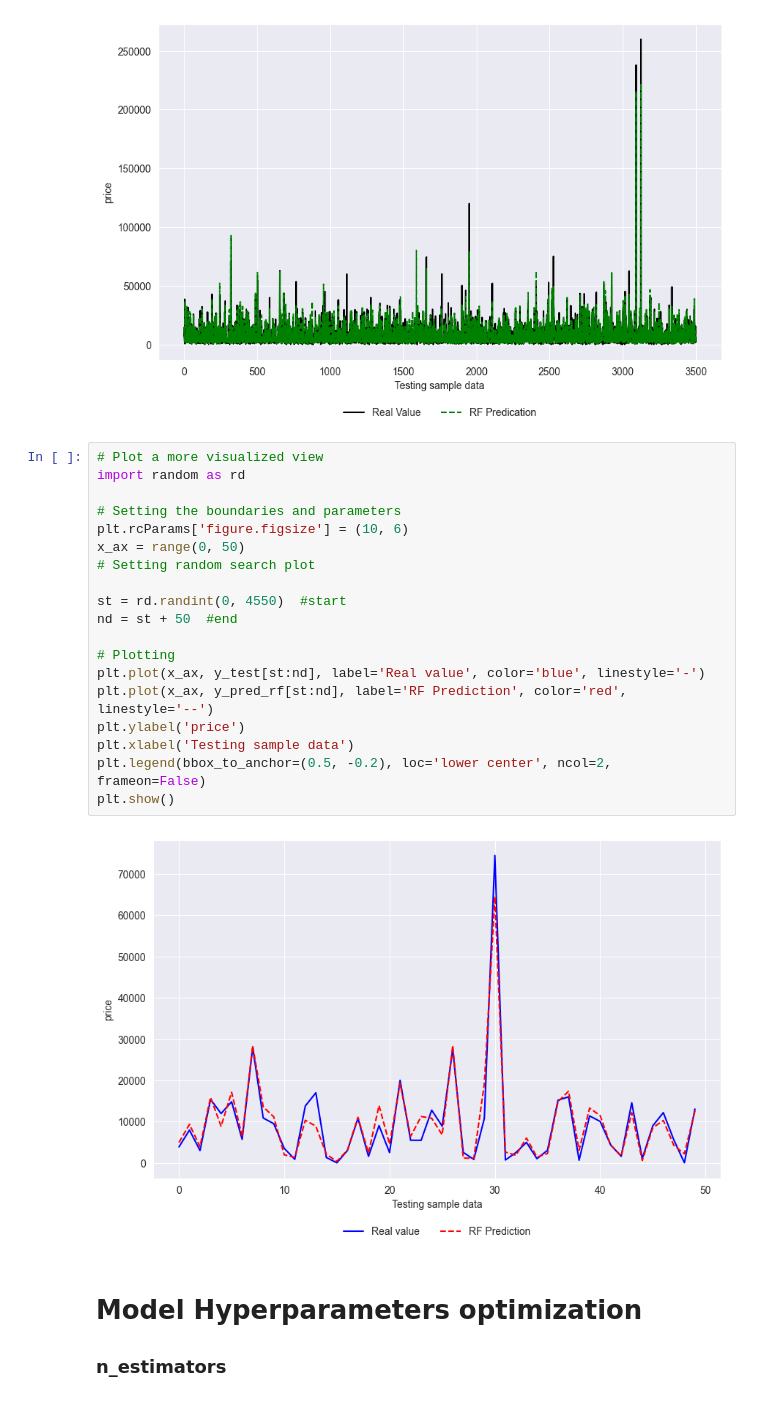
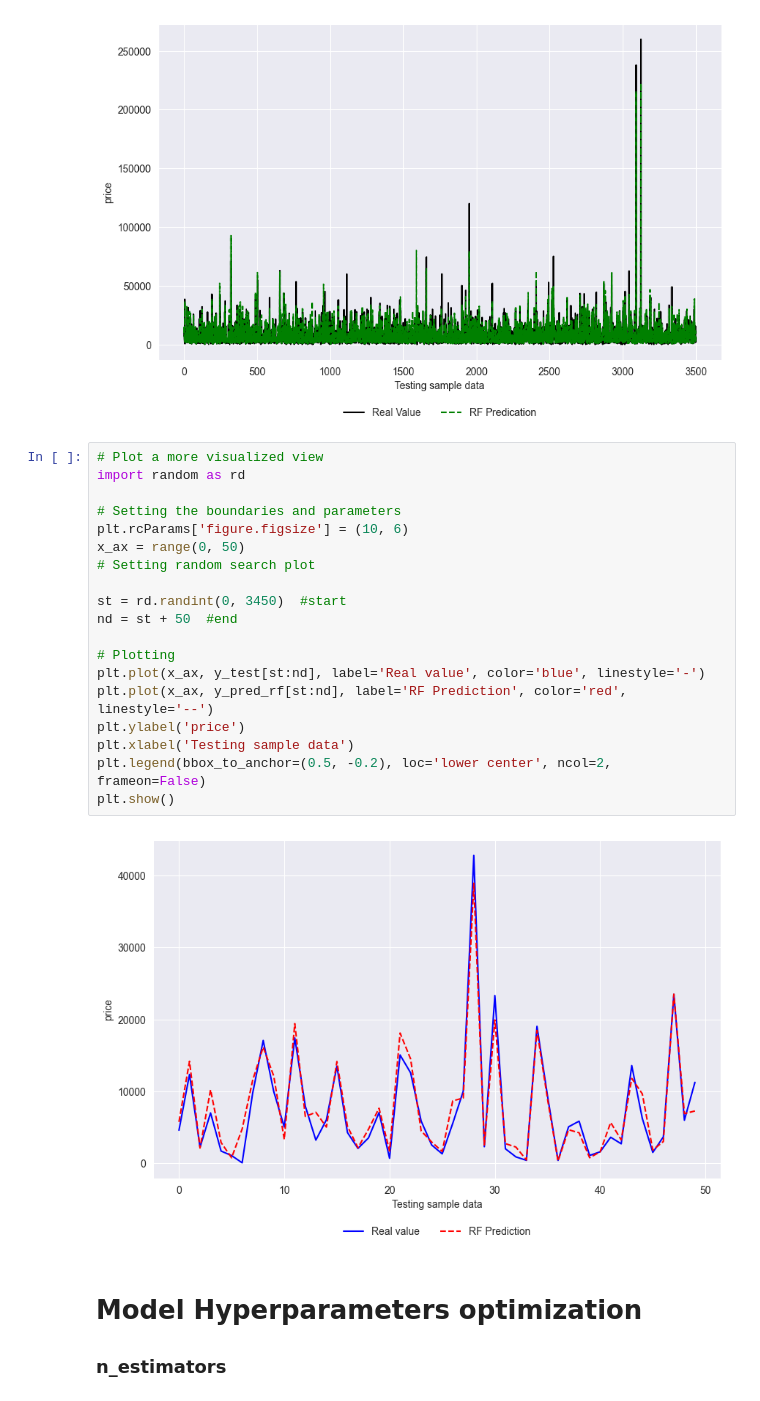
Before and after one commit to Juskocode/AutoPricePredict-AI-Driven-Used-Car-Valuation, a Jupyter notebook: source/RandomForestML.ipynb, the cells around one changed output. Saved outputs shown, nothing was run; the diff lists cells and outputs as text.

```diff
--- a/source/RandomForestML.ipynb
+++ b/source/RandomForestML.ipynb
@@ -326,24 +326,24 @@ plt.show()
 # %%
 # Plot a more visualized view
 import random as rd
 
 # Setting the boundaries and parameters
 plt.rcParams['figure.figsize'] = (10, 6)
 x_ax = range(0, 50)
 # Setting random search plot
 
-st = rd.randint(0, 4550)  #start
+st = rd.randint(0, 3450)  #start
 nd = st + 50  #end
 
 # Plotting
 plt.plot(x_ax, y_test[st:nd], label='Real value', color='blue', linestyle='-')
 plt.plot(x_ax, y_pred_rf[st:nd], label='RF Prediction', color='red', linestyle='--')
 plt.ylabel('price')
 plt.xlabel('Testing sample data')
 plt.legend(bbox_to_anchor=(0.5, -0.2), loc='lower center', ncol=2, frameon=False)
 plt.show()
 # %% [output]
-[figure, old version]
+[figure, new version]
 # %% [markdown]
 # Model Hyperparameters optimization
 ### n_estimators
```
Also changed, not shown: parts of 3 cells of this notebook.
